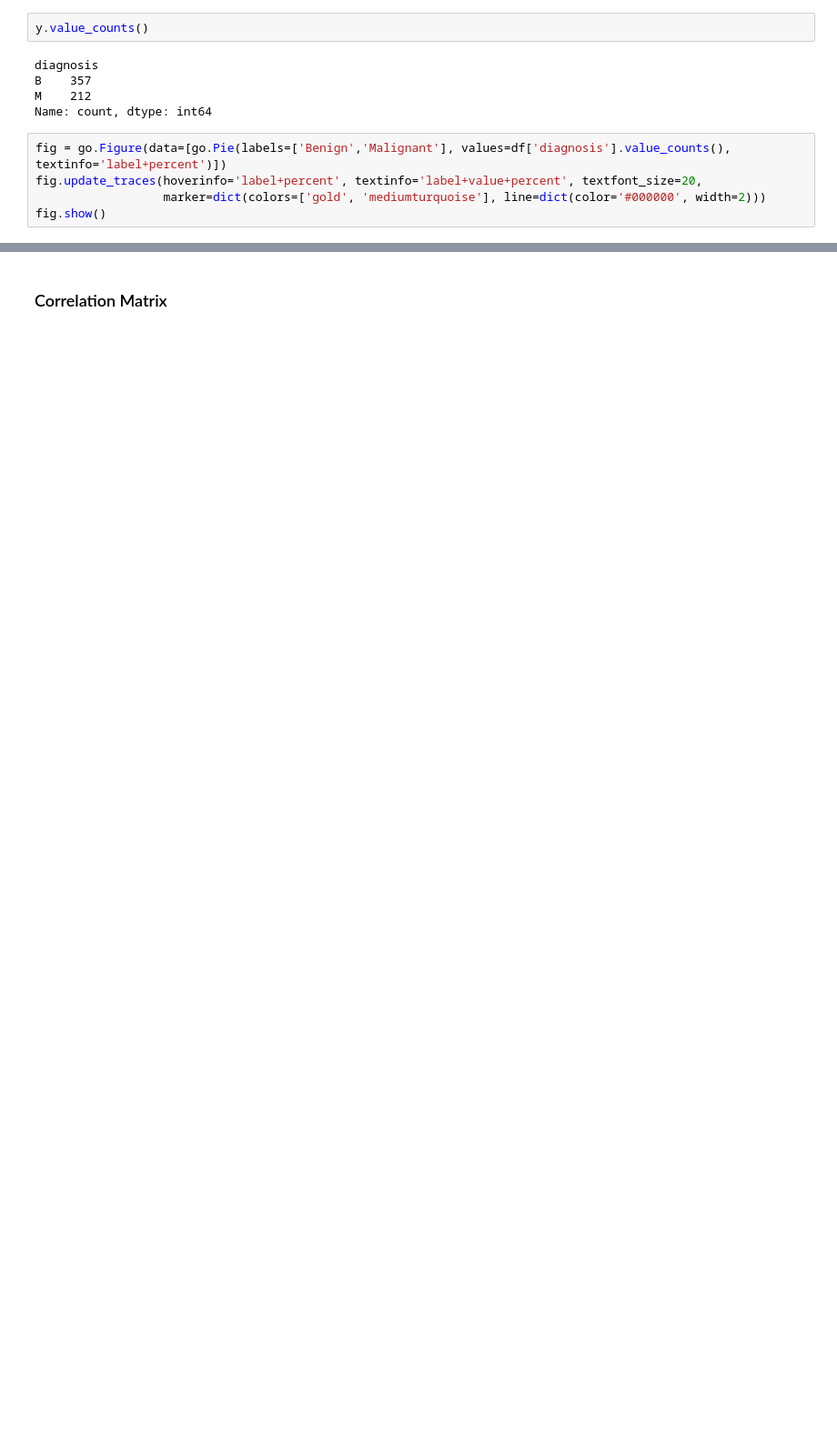
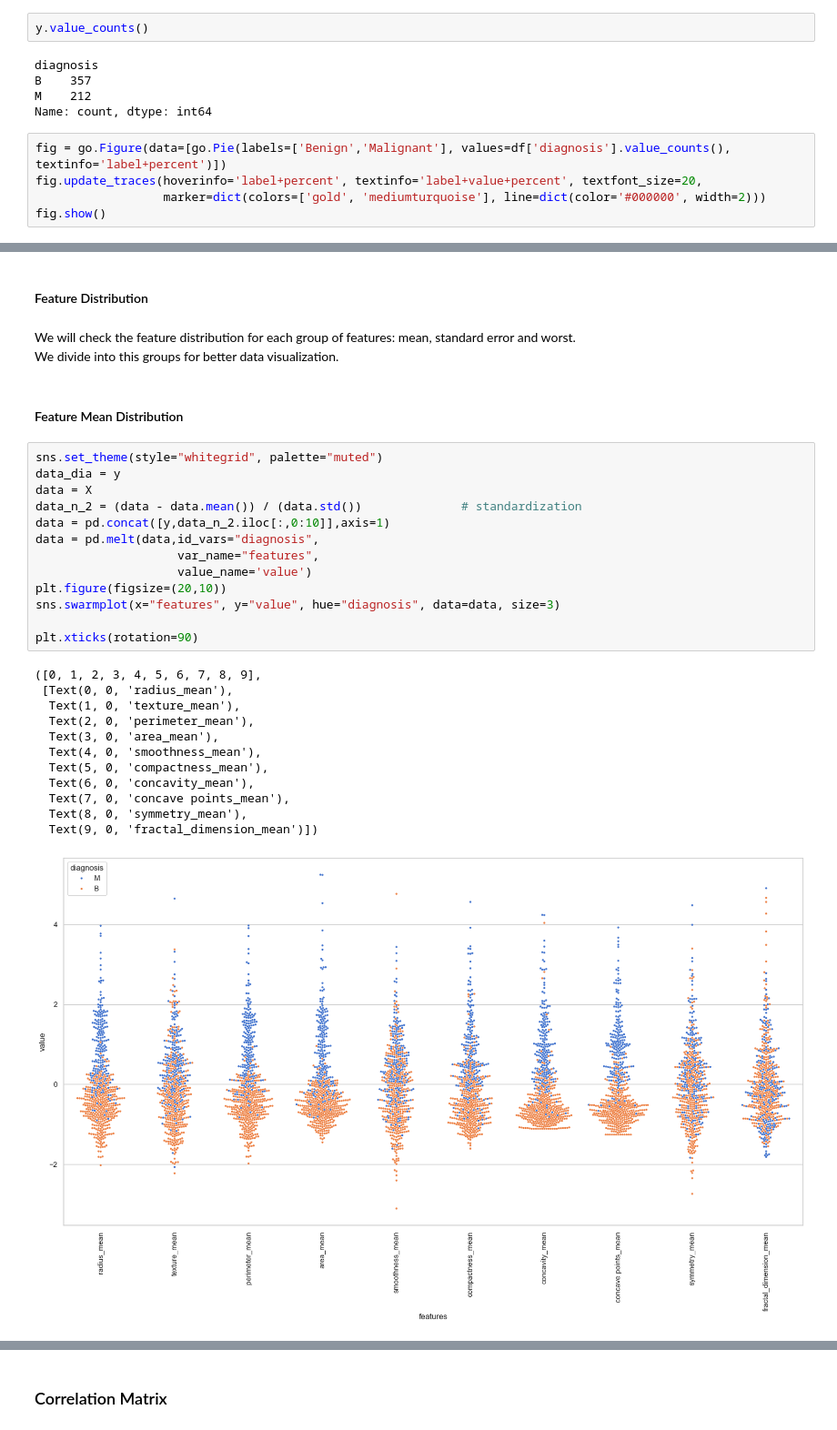
Before and after one commit to Team-AY/Breast-Cancer-Prediction, a Jupyter notebook: Breast-Cancer-EDA.ipynb, the cells around one changed output, grey strips where cells are left out. Shown at 91% size. Saved outputs shown, nothing was run; the diff lists cells and outputs as text; blank space fills up the shorter version.

Commit message:
Added Statistics and Normal Distribution Test
Co-authored-by: Almog Rabani <ralmog98@gmail.com>

```diff
--- a/Breast-Cancer-EDA.ipynb
+++ b/Breast-Cancer-EDA.ipynb
@@ -89,0 +126,33 @@ fig.show()
+# %% [markdown]
+#### Feature Distribution
+# %% [markdown]
+We will check the feature distribution for each group of features: mean, standard error and worst. <br>
+We divide into this groups for better data visualization. <br>
+# %% [markdown]
+#### Feature Mean Distribution
+# %%
+sns.set_theme(style="whitegrid", palette="muted")
+data_dia = y
+data = X
+data_n_2 = (data - data.mean()) / (data.std())              # standardization
+data = pd.concat([y,data_n_2.iloc[:,0:10]],axis=1)
+data = pd.melt(data,id_vars="diagnosis",
+                    var_name="features",
+                    value_name='value')
+plt.figure(figsize=(20,10))
+sns.swarmplot(x="features", y="value", hue="diagnosis", data=data, size=3)
+
+plt.xticks(rotation=90)
+# %% [output]
+([0, 1, 2, 3, 4, 5, 6, 7, 8, 9],
+ [Text(0, 0, 'radius_mean'),
+  Text(1, 0, 'texture_mean'),
+  Text(2, 0, 'perimeter_mean'),
+  Text(3, 0, 'area_mean'),
+  Text(4, 0, 'smoothness_mean'),
+  Text(5, 0, 'compactness_mean'),
+  Text(6, 0, 'concavity_mean'),
+  Text(7, 0, 'concave points_mean'),
+  Text(8, 0, 'symmetry_mean'),
+  Text(9, 0, 'fractal_dimension_mean')])
+[figure, added]
```
Also changed, not shown: parts of 30 cells of this notebook.
